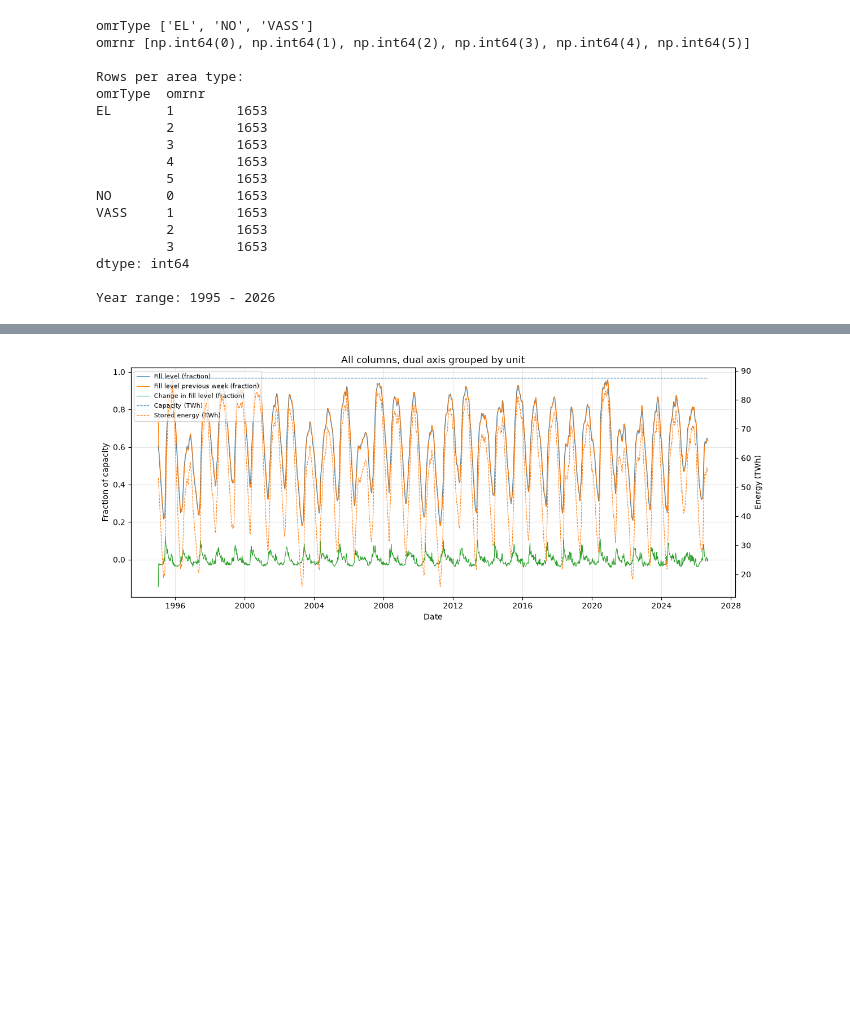
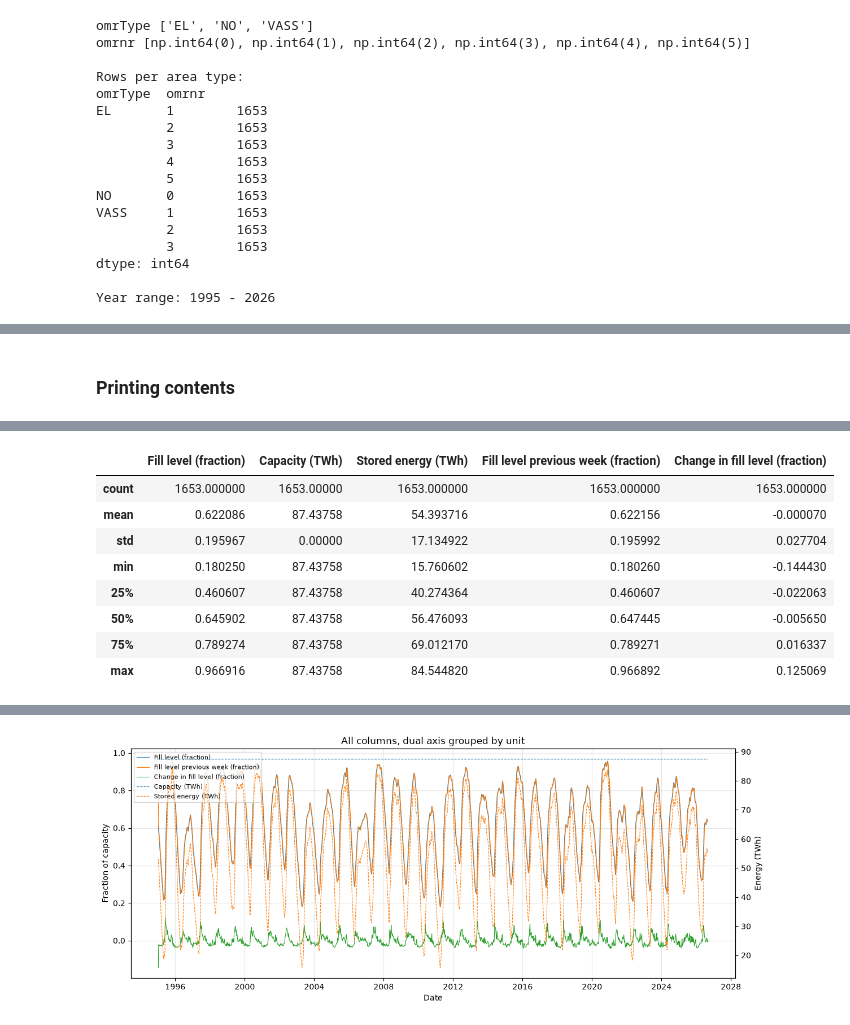
Before and after one commit to SaraGjerlow/ind320-SaraGjerlow, a Jupyter notebook: notebooks/part1.ipynb, the cells around one changed output, grey strips where cells are left out. Drawn from its saved outputs; the diff is of its cells as text; code cells hidden in the pictures; blank space fills up the shorter version.

```diff
--- a/notebooks/part1.ipynb
+++ b/notebooks/part1.ipynb
@@ -91,0 +114,9 @@ reservoirs.head()
+# %% [markdown]
+### Printing contents
+# %%
+# Inspect the resulting dataframe.
+print(reservoirs.shape)
+print(reservoirs.index.min(), "to", reservoirs.index.max())
+display(reservoirs.head())
+reservoirs.describe()
+# %% [output]
@@ -91,0 +132,9 @@ reservoirs.head()
+|  | Fill level (fraction) | Capacity (TWh) | Stored energy (TWh) | Fill level previous week (fraction) | Change in fill level (fraction) |
+| count | 1653.000000 | 1653.00000 | 1653.000000 | 1653.000000 | 1653.000000 |
+| mean | 0.622086 | 87.43758 | 54.393716 | 0.622156 | -0.000070 |
+| std | 0.195967 | 0.00000 | 17.134922 | 0.195992 | 0.027704 |
+| min | 0.180250 | 87.43758 | 15.760602 | 0.180260 | -0.144430 |
+| 25% | 0.460607 | 87.43758 | 40.274364 | 0.460607 | -0.022063 |
+| 50% | 0.645902 | 87.43758 | 56.476093 | 0.647445 | -0.005650 |
+| 75% | 0.789274 | 87.43758 | 69.012170 | 0.789271 | 0.016337 |
+| max | 0.966916 | 87.43758 | 84.544820 | 0.966892 | 0.125069 |
```
Also changed, not shown: parts of 21 cells of this notebook, 1 other file.
